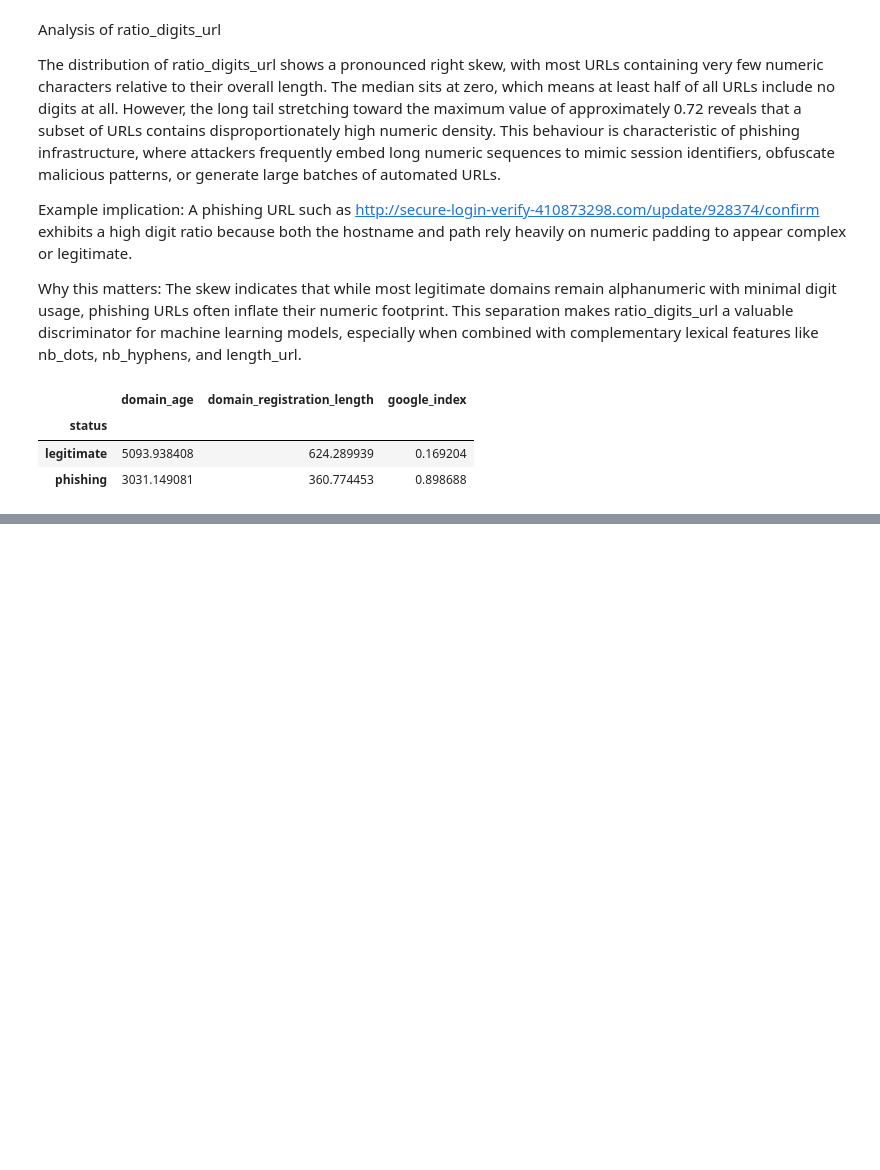
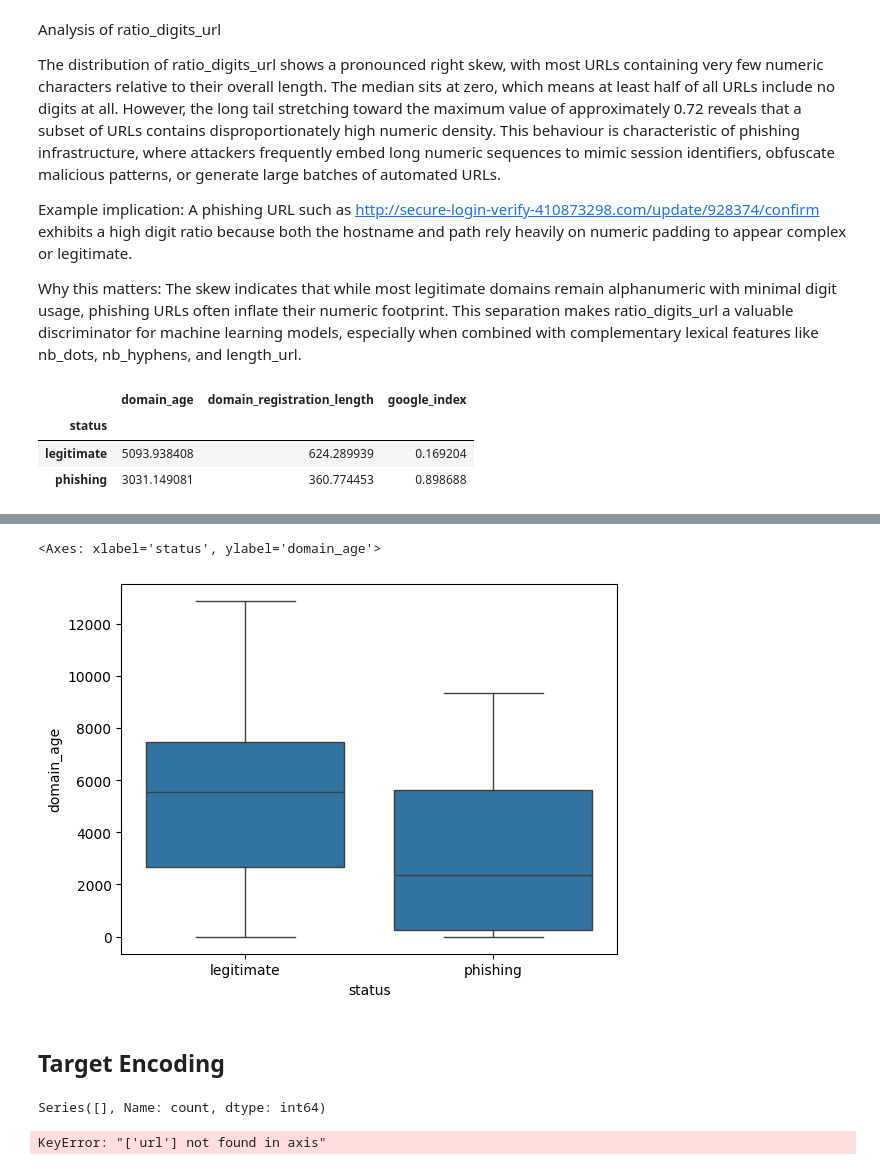
Before and after one commit to Nehemiahmageto/Detecting-Phishing-Websites-Using-URL-Based-HTML-Based-and-Domain-Based-Features, a Jupyter notebook: Model.ipynb, the cells around one changed output, grey strips where cells are left out. Drawn from its saved outputs; the diff is of its cells as text; code cells hidden in the pictures; blank space fills up the shorter version.

```diff
--- a/Model.ipynb
+++ b/Model.ipynb
@@ -104,0 +132,7 @@ df.groupby("status")[["domain_age", "domain_registration_length", "google_index"
+# %%
+sns.boxplot(data=df2, x='status', y='domain_age')
+# %% [output]
+<Axes: xlabel='status', ylabel='domain_age'>
+[figure, added]
+# %% [markdown]
+## Target Encoding
@@ -104,0 +141,8 @@ df.groupby("status")[["domain_age", "domain_registration_length", "google_index"
+# %%
+df2['status'].value_counts()
+# %% [output]
+Series([], Name: count, dtype: int64)
+# %%
+df2 = df2.drop(columns=['url'])
+# %% [output]
+KeyError: "['url'] not found in axis"
```
Also changed, not shown: parts of 11 cells of this notebook.
